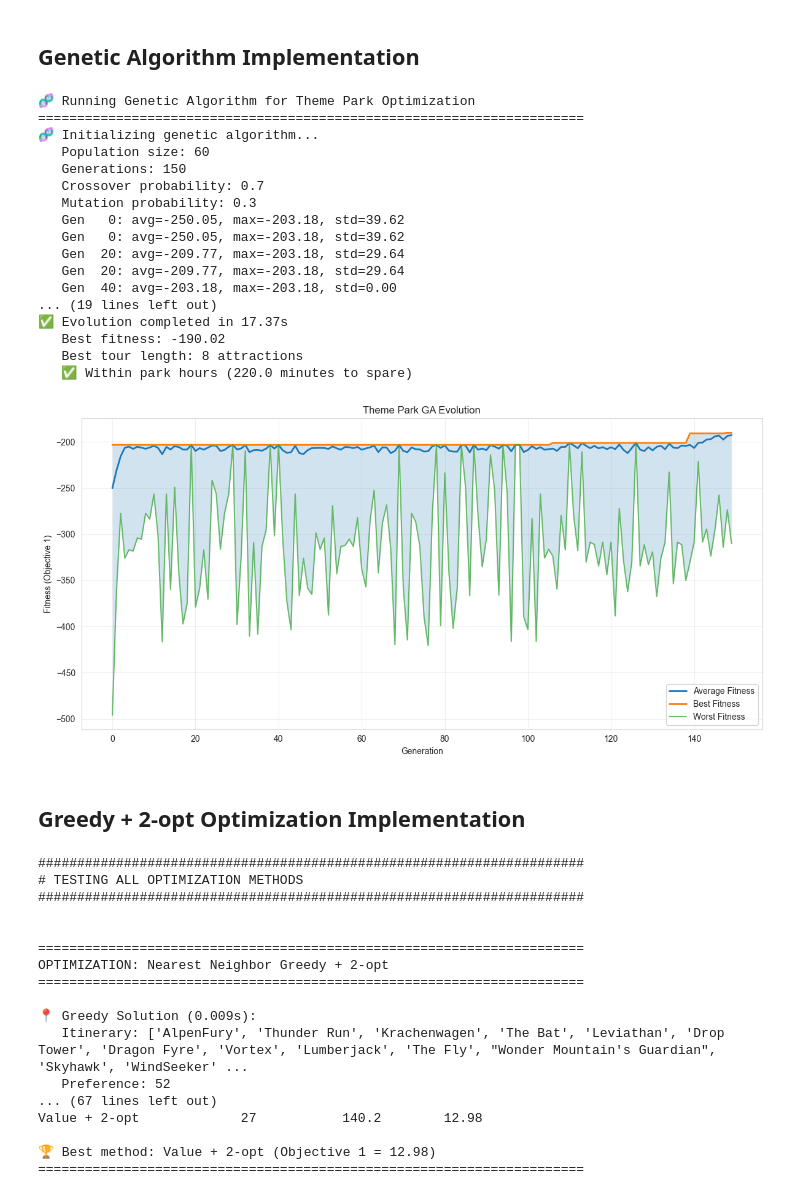
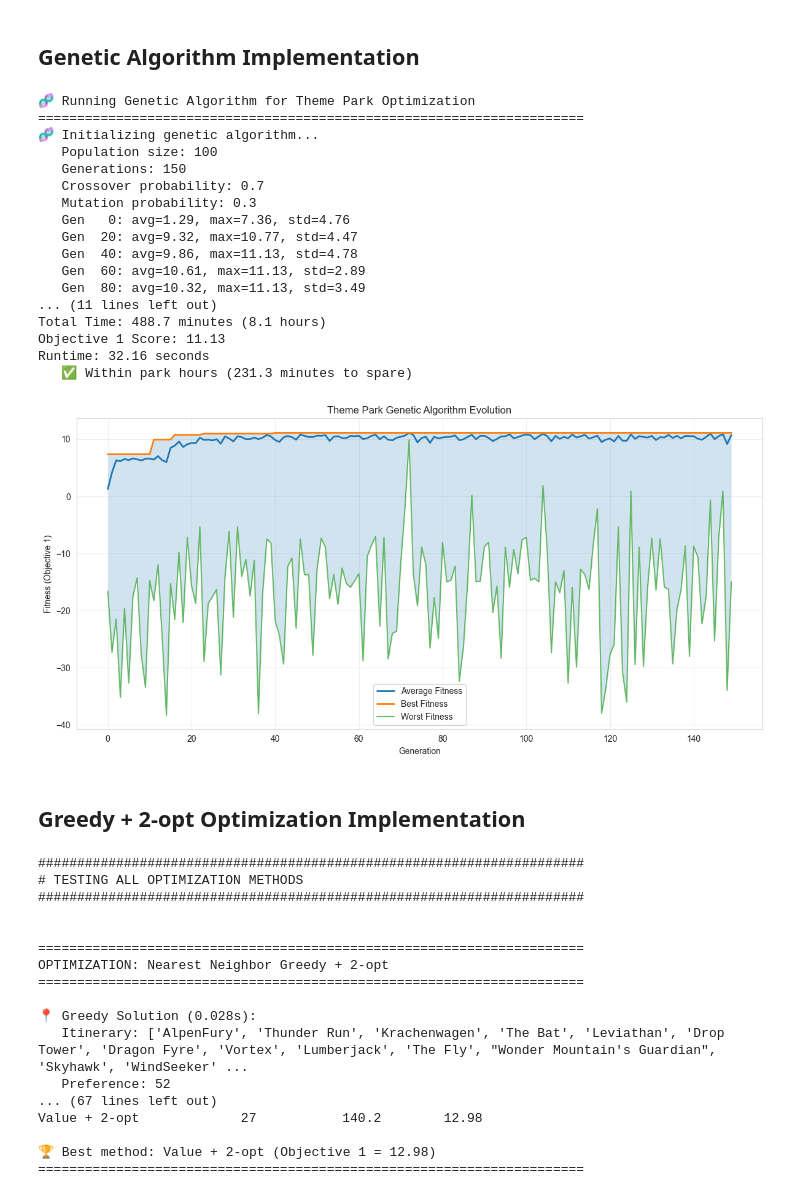
Before and after one commit to c-m-x-r/411-theme-park-optimization, a Jupyter notebook: theme_park_optimization.ipynb, the cells around one changed output. Cells and saved outputs as stored; diff of their text form; code cells hidden in the pictures.

Commit message:
adjust alpha and comments

```diff
--- a/theme_park_optimization.ipynb
+++ b/theme_park_optimization.ipynb
@@ -200,7 +200,7 @@ MAX_TIME_MINUTES = AVAILABLE_HOURS * 60  # Maximum time constraint
 # Personal Paramaters
 WALK_SPEED = 6
 # Optimization parameters
-ALPHA = 0.5  # Weight for time penalty (tune this) - for Objective 1
+ALPHA = 0.1  # Weight for time penalty (tune this) - for Objective 1
 MIN_ATTRACTIONS = 3  # Minimum number of attractions to visit
 
 print(f"Park operating hours: {PARK_OPEN}:00 to {PARK_CLOSE}:00")
@@ -411,7 +411,7 @@ creator.create("Individual", list, fitness=creator.FitnessMax)
 def create_individual():
     """
     Create a valid individual (tour) using intelligent construction.
-    Uses value-based greedy to seed population with good solutions.
+    Uses value-based greedy construction to seed the population with good solutions.
     """
     attractions = df_attractions['name'].tolist()
 
@@ -546,7 +546,7 @@ def mut_insert(individual, indpb=0.1):
         old_pos = random.randint(0, len(individual) - 1)
         new_pos = random.randint(0, len(individual) - 1)
 
-        # Move element
+        # Move element to the new position
         element = individual.pop(old_pos)
         individual.insert(new_pos, element)
 
@@ -574,7 +574,7 @@ def run_genetic_algorithm(pop_size=50, generations=100, cxpb=0.7, mutpb=0.3, ver
     Returns:
         Best individual and statistics
     """
-    # Create toolbox
+    # Create toolbox using DEAP and register functions
     toolbox = base.Toolbox()
     toolbox.register("individual", create_individual)
     toolbox.register("population", tools.initRepeat, list, toolbox.individual)
@@ -583,7 +583,6 @@ def run_genetic_algorithm(pop_size=50, generations=100, cxpb=0.7, mutpb=0.3, ver
     toolbox.register("mutate", combined_mutation)
     toolbox.register("select", tools.selTournament, tournsize=3)
 
-    # Statistics
     stats = tools.Statistics(lambda ind: ind.fitness.values)
     stats.register("avg", np.mean)
     stats.register("std", np.std)
@@ -613,7 +612,7 @@ def run_genetic_algorithm(pop_size=50, generations=100, cxpb=0.7, mutpb=0.3, ver
     start_time = time.time()
 
     for gen in range(generations):
-        # Elitism: preserve best individual
+        # Elitism: preserve best individual in each generation
         elite = tools.selBest(population, 1)
 
         # Selection: select pop_size - 1 to make room for elite
@@ -658,11 +657,6 @@ def run_genetic_algorithm(pop_size=50, generations=100, cxpb=0.7, mutpb=0.3, ver
 
     elapsed_time = time.time() - start_time
 
-    if verbose:
-        print(f"\n✅ Evolution completed in {elapsed_time:.2f}s")
-        print(f"   Best fitness: {best_fitness:.2f}")
-        print(f"   Best tour length: {len(best_individual)} attractions")
-
     return best_individual, generation_stats, elapsed_time
 
 
@@ -700,53 +694,53 @@ print("="*70)
 
 # Run genetic algorithm directly
 ga_best, ga_stats, ga_time = run_genetic_algorithm(
-    pop_size=60,
+    pop_size=100,
     generations=150,
     verbose=True
 )
 
 # Evaluate the best solution
 ga_result = calculate_total_time(ga_best)
 
 print("\n" + "="*70)
 print("🏆 GENETIC ALGORITHM RESULTS")
 print("="*70)
 print(f"Tour: {ga_best}")
 print(f"Attractions Visited: {len(ga_best)}")
 print(f"Total Preference: {ga_result['total_preference']}")
 print(f"Total Time: {ga_result['total_time']:.1f} minutes ({ga_result['total_time']/60:.1f} hours)")
 print(f"Objective 1 Score: {ga_result['objective_1']:.2f}")
 print(f"Runtime: {ga_time:.2f} seconds")
 
 # Check if within time constraints
 if ga_result['total_time'] <= MAX_TIME_MINUTES:
     spare_time = MAX_TIME_MINUTES - ga_result['total_time']
     print(f"   ✅ Within park hours ({spare_time:.1f} minutes to spare)")
 else:
     overtime = ga_result['total_time'] - MAX_TIME_MINUTES
     print(f"   ⚠️  Exceeds park hours by {overtime:.1f} minutes")
 
 # Plot genetic algorithm evolution
-plot_evolution(ga_stats, "Theme Park GA Evolution")
+plot_evolution(ga_stats, "Theme Park Genetic Algorithm Evolution")
 # %% [output]
 🧬 Running Genetic Algorithm for Theme Park Optimization
 ======================================================================
 🧬 Initializing genetic algorithm...
-   Population size: 60
+   Population size: 100
    Generations: 150
    Crossover probability: 0.7
    Mutation probability: 0.3
-   Gen   0: avg=-250.05, max=-203.18, std=39.62
-   Gen   0: avg=-250.05, max=-203.18, std=39.62
-   Gen  20: avg=-209.77, max=-203.18, std=29.64
-   Gen  20: avg=-209.77, max=-203.18, std=29.64
-   Gen  40: avg=-203.18, max=-203.18, std=0.00
-... (19 lines left out)
-✅ Evolution completed in 17.37s
-   Best fitness: -190.02
-   Best tour length: 8 attractions
-   ✅ Within park hours (220.0 minutes to spare)
+   Gen   0: avg=1.29, max=7.36, std=4.76
+   Gen  20: avg=9.32, max=10.77, std=4.47
+   Gen  40: avg=9.86, max=11.13, std=4.78
+   Gen  60: avg=10.61, max=11.13, std=2.89
+   Gen  80: avg=10.32, max=11.13, std=3.49
+... (11 lines left out)
+Total Time: 488.7 minutes (8.1 hours)
+Objective 1 Score: 11.13
+Runtime: 32.16 seconds
+   ✅ Within park hours (231.3 minutes to spare)
-[figure, old version]
+[figure, new version]
 # %% [markdown]
 ## Greedy + 2-opt Optimization Implementation
 # %%
@@ -1100,7 +1094,7 @@ print("=" * 70)
 OPTIMIZATION: Nearest Neighbor Greedy + 2-opt
 ======================================================================
 
-📍 Greedy Solution (0.009s):
+📍 Greedy Solution (0.028s):
    Itinerary: ['AlpenFury', 'Thunder Run', 'Krachenwagen', 'The Bat', 'Leviathan', 'Drop Tower', 'Dragon Fyre', 'Vortex', 'Lumberjack', 'The Fly', "Wonder Mountain's Guardian", 'Skyhawk', 'WindSeeker' ...
    Preference: 52
 ... (67 lines left out)
```
Also changed, not shown: parts of 1 cell of this notebook.
